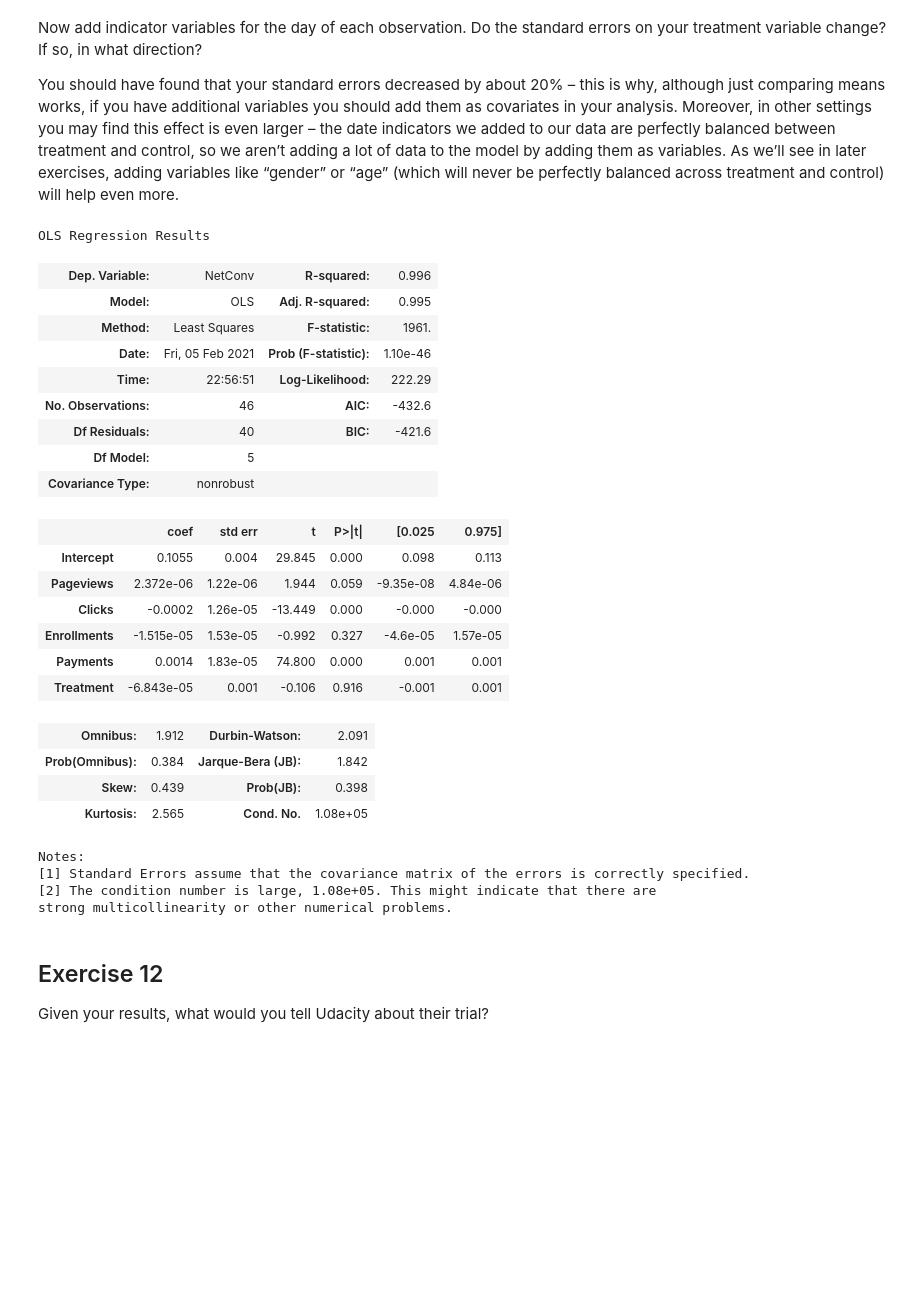
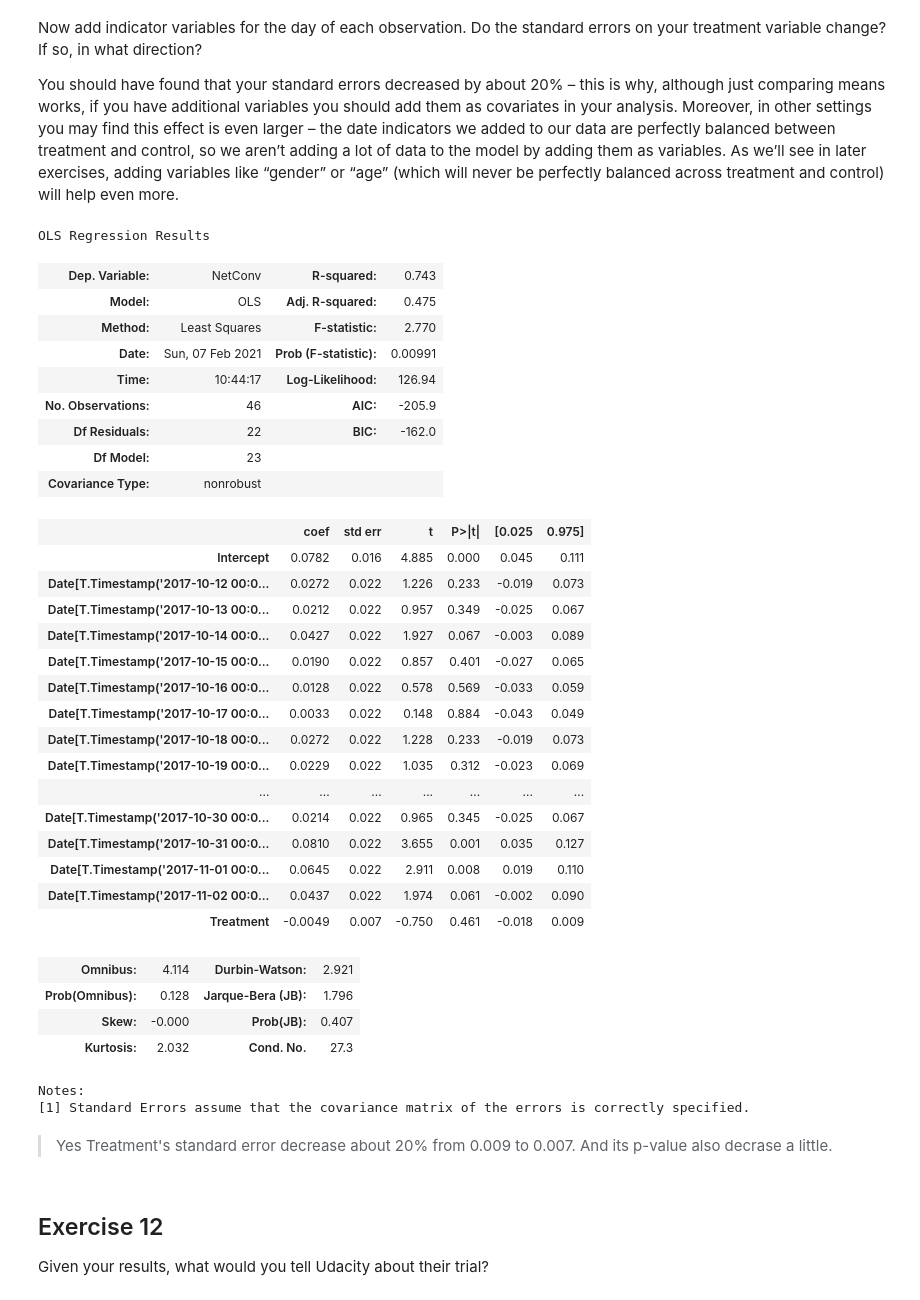
Before and after one commit to gamecicn/ids701_assignment, a Jupyter notebook: ids_assignment_ABTest.ipynb, the cells around one changed output. Cells and saved outputs as stored; diff of their text form; code cells hidden in the pictures; blank space fills up the shorter version.

```diff
--- a/ids_assignment_ABTest.ipynb
+++ b/ids_assignment_ABTest.ipynb
@@ -288,33 +288,42 @@ Now add indicator variables for the day of each observation. Do the standard err
 
 You should have found that your standard errors decreased by about 20% – this is why, although just comparing means works, if you have additional variables you should add them as covariates in your analysis. Moreover, in other settings you may find this effect is even larger – the date indicators we added to our data are perfectly balanced between treatment and control, so we aren’t adding a lot of data to the model by adding them as variables. As we’ll see in later exercises, adding variables like “gender” or “age” (which will never be perfectly balanced across treatment and control) will help even more.
 # %%
-smf.ols("NetConv ~ Pageviews + Clicks + Enrollments + Payments + Treatment", full_data).fit().summary()
+smf.ols("NetConv ~ Treatment + Date", full_data).fit().summary()
 # %% [output]
 OLS Regression Results
-| Dep. Variable: | NetConv | R-squared: | 0.996 |
-| Model: | OLS | Adj. R-squared: | 0.995 |
-| Method: | Least Squares | F-statistic: | 1961. |
-| Date: | Fri, 05 Feb 2021 | Prob (F-statistic): | 1.10e-46 |
-| Time: | 22:56:51 | Log-Likelihood: | 222.29 |
-| No. Observations: | 46 | AIC: | -432.6 |
-| Df Residuals: | 40 | BIC: | -421.6 |
-| Df Model: | 5 |  |  |
+| Dep. Variable: | NetConv | R-squared: | 0.743 |
+| Model: | OLS | Adj. R-squared: | 0.475 |
+| Method: | Least Squares | F-statistic: | 2.770 |
+| Date: | Sun, 07 Feb 2021 | Prob (F-statistic): | 0.00991 |
+| Time: | 10:44:17 | Log-Likelihood: | 126.94 |
+| No. Observations: | 46 | AIC: | -205.9 |
+| Df Residuals: | 22 | BIC: | -162.0 |
+| Df Model: | 23 |  |  |
 | Covariance Type: | nonrobust |  |  |
 |  | coef | std err | t | P>|t| | [0.025 | 0.975] |
-| Intercept | 0.1055 | 0.004 | 29.845 | 0.000 | 0.098 | 0.113 |
-| Pageviews | 2.372e-06 | 1.22e-06 | 1.944 | 0.059 | -9.35e-08 | 4.84e-06 |
-| Clicks | -0.0002 | 1.26e-05 | -13.449 | 0.000 | -0.000 | -0.000 |
-| Enrollments | -1.515e-05 | 1.53e-05 | -0.992 | 0.327 | -4.6e-05 | 1.57e-05 |
-| Payments | 0.0014 | 1.83e-05 | 74.800 | 0.000 | 0.001 | 0.001 |
-| Treatment | -6.843e-05 | 0.001 | -0.106 | 0.916 | -0.001 | 0.001 |
+| Intercept | 0.0782 | 0.016 | 4.885 | 0.000 | 0.045 | 0.111 |
+| Date[T.Timestamp('2017-10-12 00:0... | 0.0272 | 0.022 | 1.226 | 0.233 | -0.019 | 0.073 |
+| Date[T.Timestamp('2017-10-13 00:0... | 0.0212 | 0.022 | 0.957 | 0.349 | -0.025 | 0.067 |
+| Date[T.Timestamp('2017-10-14 00:0... | 0.0427 | 0.022 | 1.927 | 0.067 | -0.003 | 0.089 |
+| Date[T.Timestamp('2017-10-15 00:0... | 0.0190 | 0.022 | 0.857 | 0.401 | -0.027 | 0.065 |
+| Date[T.Timestamp('2017-10-16 00:0... | 0.0128 | 0.022 | 0.578 | 0.569 | -0.033 | 0.059 |
+| Date[T.Timestamp('2017-10-17 00:0... | 0.0033 | 0.022 | 0.148 | 0.884 | -0.043 | 0.049 |
+| Date[T.Timestamp('2017-10-18 00:0... | 0.0272 | 0.022 | 1.228 | 0.233 | -0.019 | 0.073 |
+| Date[T.Timestamp('2017-10-19 00:0... | 0.0229 | 0.022 | 1.035 | 0.312 | -0.023 | 0.069 |
+| ... | ... | ... | ... | ... | ... | ... |
+| Date[T.Timestamp('2017-10-30 00:0... | 0.0214 | 0.022 | 0.965 | 0.345 | -0.025 | 0.067 |
+| Date[T.Timestamp('2017-10-31 00:0... | 0.0810 | 0.022 | 3.655 | 0.001 | 0.035 | 0.127 |
+| Date[T.Timestamp('2017-11-01 00:0... | 0.0645 | 0.022 | 2.911 | 0.008 | 0.019 | 0.110 |
+| Date[T.Timestamp('2017-11-02 00:0... | 0.0437 | 0.022 | 1.974 | 0.061 | -0.002 | 0.090 |
+| Treatment | -0.0049 | 0.007 | -0.750 | 0.461 | -0.018 | 0.009 |
-| Omnibus: | 1.912 | Durbin-Watson: | 2.091 |
-| Prob(Omnibus): | 0.384 | Jarque-Bera (JB): | 1.842 |
-| Skew: | 0.439 | Prob(JB): | 0.398 |
-| Kurtosis: | 2.565 | Cond. No. | 1.08e+05 |
+| Omnibus: | 4.114 | Durbin-Watson: | 2.921 |
+| Prob(Omnibus): | 0.128 | Jarque-Bera (JB): | 1.796 |
+| Skew: | -0.000 | Prob(JB): | 0.407 |
+| Kurtosis: | 2.032 | Cond. No. | 27.3 |
 Notes:
 [1] Standard Errors assume that the covariance matrix of the errors is correctly specified.
-[2] The condition number is large, 1.08e+05. This might indicate that there are
-strong multicollinearity or other numerical problems.
+# %% [markdown]
+> Yes Treatment's standard error decrease about 20% from 0.009 to 0.007. And its p-value also decrase a little.
 # %% [markdown]
 ## Exercise 12
 Given your results, what would you tell Udacity about their trial?
```
Also changed, not shown: parts of 2 cells of this notebook.
